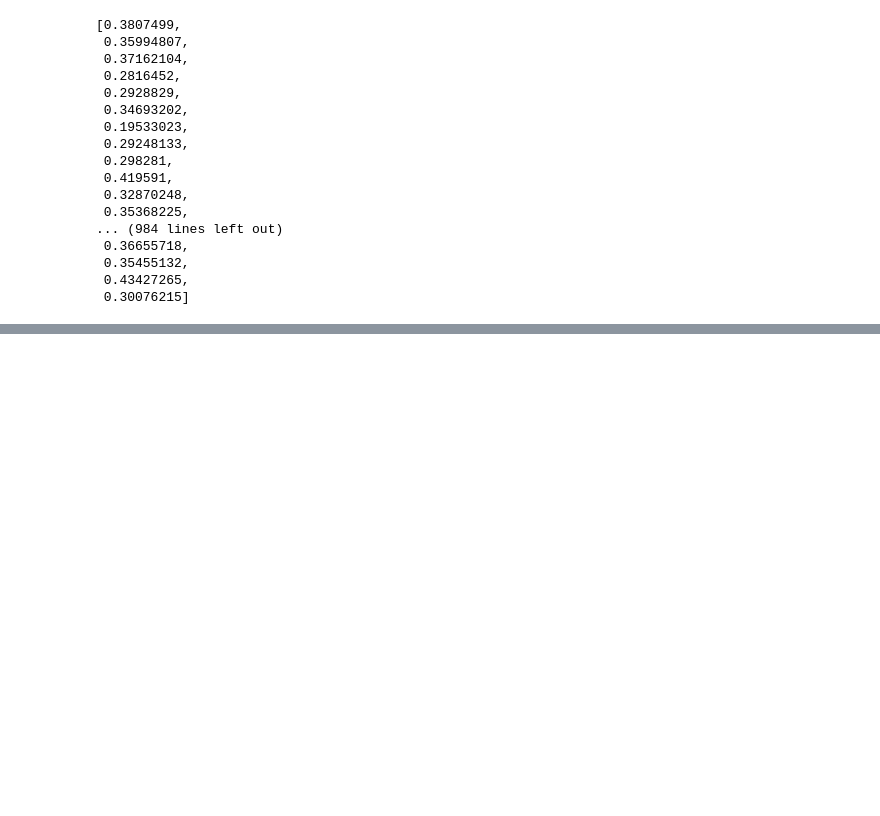
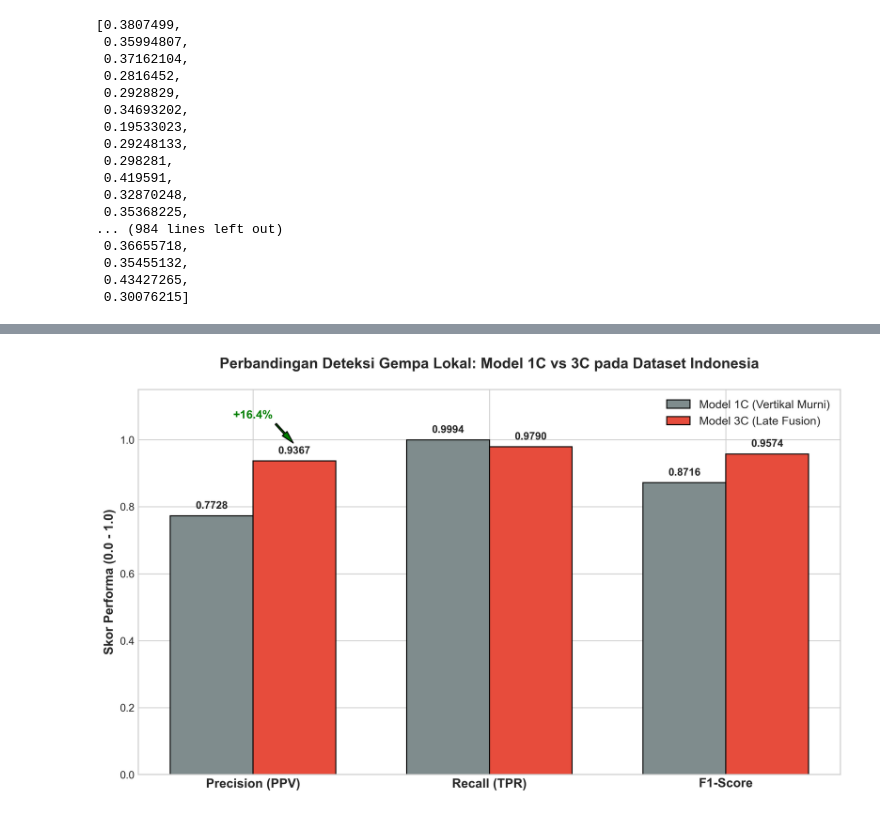
Before and after one commit to verykurniabakti/seismiccode, a Jupyter notebook: mcu_quake/code_gen_trying/indonesia_jaya_benchmarking_data/investigator_visualisator.ipynb, the cells around one changed output, grey strips where cells are left out. Saved outputs shown, nothing was run; the diff lists cells and outputs as text; code cells hidden in the pictures; blank space fills up the shorter version.

```diff
--- a/mcu_quake/code_gen_trying/indonesia_jaya_benchmarking_data/investigator_visualisator.ipynb
+++ b/mcu_quake/code_gen_trying/indonesia_jaya_benchmarking_data/investigator_visualisator.ipynb
@@ -1330,0 +1495,88 @@ Rata-rata standar deviasi: 0.3269
+# %%
+# -*- coding: utf-8 -*-
+import matplotlib.pyplot as plt
+import numpy as np
+
+def plot_comparison_1c_vs_3c():
+    # ==========================================
+    # 1. INPUT DATA DARI LOG (KELAS GEMPA LOKAL / LE)
+    # ==========================================
+    metrics_labels = ['Precision (PPV)', 'Recall (TPR)', 'F1-Score']
+
+    # Nilai Kelas Gempa dari Model 1C
+    scores_1c = [0.7728, 0.9994, 0.8716]
+
+    # Nilai Kelas Gempa dari Model 3C (Late Fusion)
+    scores_3c = [0.9367, 0.9790, 0.9574]
+
+    # ==========================================
+    # 2. PENGATURAN KANVAS & GAYA (JURNAL/DISERTASI)
+    # ==========================================
+    plt.style.use('seaborn-v0_8-whitegrid')
+    fig, ax = plt.subplots(figsize=(10, 6), dpi=300) # Resolusi tinggi 300 DPI
+
+    x = np.arange(len(metrics_labels))
+    width = 0.35  # Lebar batang
+
+    # Warna yang merepresentasikan evolusi arsitektur
+    color_1c = '#7F8C8D' # Abu-abu elegan untuk Baseline 1C
+    color_3c = '#E74C3C' # Merah tajam untuk model 3C yang diusulkan
+
+    # ==========================================
+    # 3. PEMBUATAN GRAFIK BATANG
+    # ==========================================
+    rects1 = ax.bar(x - width/2, scores_1c, width, label='Model 1C (Vertikal Murni)',
+                    color=color_1c, edgecolor='black', linewidth=1)
+    rects2 = ax.bar(x + width/2, scores_3c, width, label='Model 3C (Late Fusion)',
+                    color=color_3c, edgecolor='black', linewidth=1)
+
+    # ==========================================
+    # 4. DEKORASI & LABEL
+    # ==========================================
+    ax.set_ylabel('Skor Performa (0.0 - 1.0)', fontsize=12, fontweight='bold')
+    ax.set_title('Perbandingan Deteksi Gempa Lokal: Model 1C vs 3C pada Dataset Indonesia',
+                 fontsize=14, fontweight='bold', pad=20)
+    ax.set_xticks(x)
+    ax.set_xticklabels(metrics_labels, fontsize=12, fontweight='bold')
+    ax.set_ylim(0, 1.15) # Memberi ruang agar teks tidak terpotong di atas
+
+    # Legend diletakkan di dalam grafik bagian atas agar tidak memakan spasi luar
+    ax.legend(loc='upper right', fancybox=True, shadow=True, fontsize=11)
+
+    # ==========================================
+    # 5. ANOTASI ANGKA DI ATAS BATANG & PANAH PERUBAHAN
+    # ==========================================
+    def autolabel(rects):
+        """Menambahkan label teks di atas setiap batang grafik"""
+        for rect in rects:
+            height = rect.get_height()
+            ax.annotate(f'{height:.4f}',
+                        xy=(rect.get_x() + rect.get_width() / 2, height),
+                        xytext=(0, 5),  # 5 poin offset vertikal
+                        textcoords="offset points",
+                        ha='center', va='bottom', fontsize=10, fontweight='bold')
+
+    autolabel(rects1)
+    autolabel(rects2)
+
+    # (Opsional) Menambahkan teks lonjakan performa pada batang Precision
+    diff_precision = scores_3c[0] - scores_1c[0]
+    ax.annotate(f'+{diff_precision*100:.1f}%',
+                xy=(x[0] + width/2, scores_3c[0] + 0.05),
+                xytext=(x[0], scores_3c[0] + 0.12),
+                arrowprops=dict(facecolor='green', shrink=0.05, width=1.5, headwidth=6),
+                ha='center', va='bottom', fontsize=11, fontweight='bold', color='green')
+
+    # ==========================================
+    # 6. SIMPAN & TAMPILKAN
+    # ==========================================
+    plt.tight_layout()
+    output_filename = 'Perbandingan_1C_vs_3C_Metrics.png'
+    plt.savefig(output_filename, format='png', bbox_inches='tight')
+    print(f"✅ Grafik gabungan berhasil disimpan sebagai: {output_filename}")
+
+    plt.show()
+
+if __name__ == "__main__":
+    plot_comparison_1c_vs_3c()
+# %% [output]
@@ -1330,0 +1584 @@ Rata-rata standar deviasi: 0.3269
+[figure, added]
```
Also changed, not shown: parts of 4 cells of this notebook, 6 other files.
